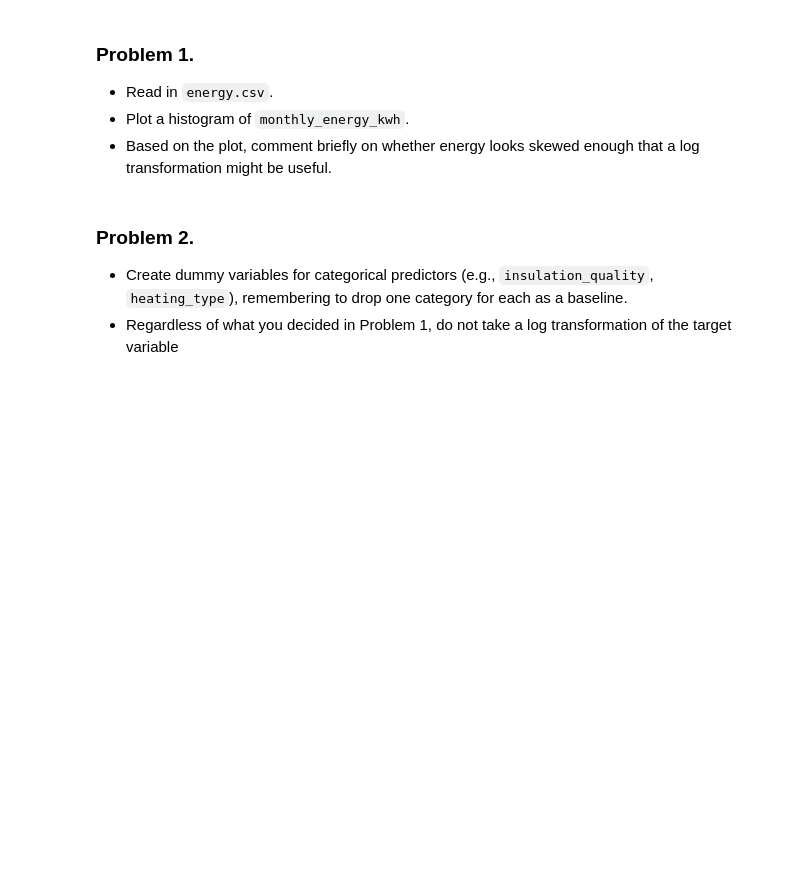
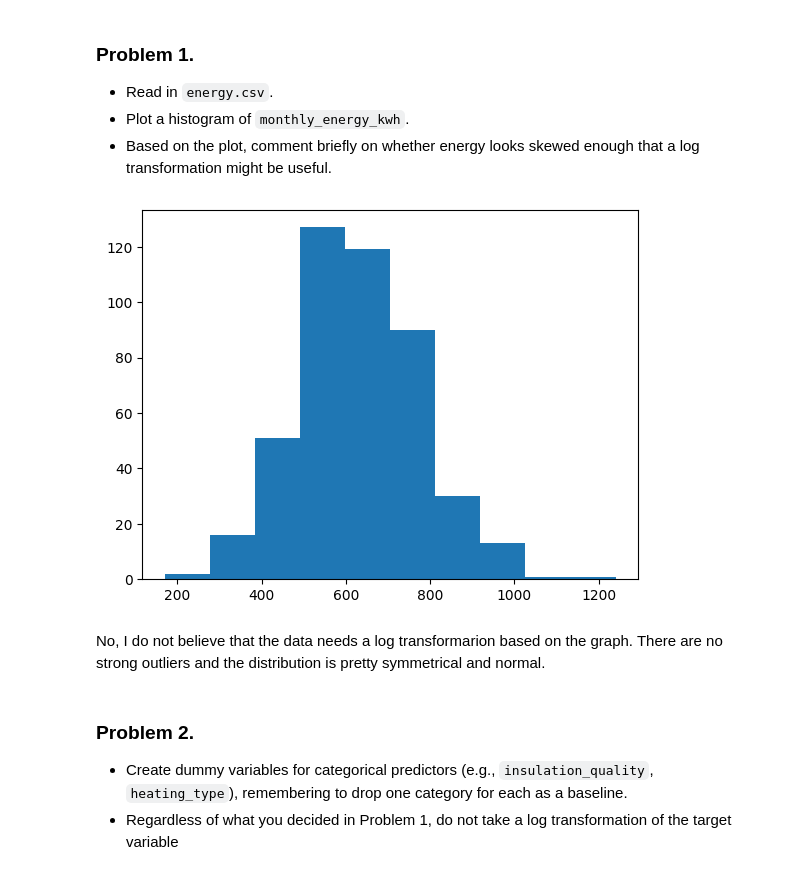
Before and after one commit to ojware5/stat-220-pt-2, a Jupyter notebook: Stat220_Take_Home_Final.ipynb, the cells around one changed output. Cells and saved outputs as stored; diff of their text form; code cells hidden in the pictures; blank space fills up the shorter version.

```diff
--- a/Stat220_Take_Home_Final.ipynb
+++ b/Stat220_Take_Home_Final.ipynb
@@ -43,6 +62,15 @@ The dataset cn be found at "https://github.com/drbob-richardson/stat220/raw/main
 - Read in `energy.csv`.
 - Plot a histogram of `monthly_energy_kwh`.
 - Based on the plot, comment briefly on whether energy looks skewed enough that a log transformation might be useful.
+# %%
+cn = pd.read_csv("https://github.com/drbob-richardson/stat220/raw/main/data/energy.csv")
+# %%
+plt.hist(cn.monthly_energy_kwh)
+plt.show()
+# %% [output]
+[figure, added]
+# %% [markdown]
+No, I do not believe that the data needs a log transformarion based on the graph. There are no strong outliers and the distribution is pretty symmetrical and normal.
 # %% [markdown]
 ### Problem 2.
 
```
Also changed, not shown: parts of 29 cells of this notebook.
